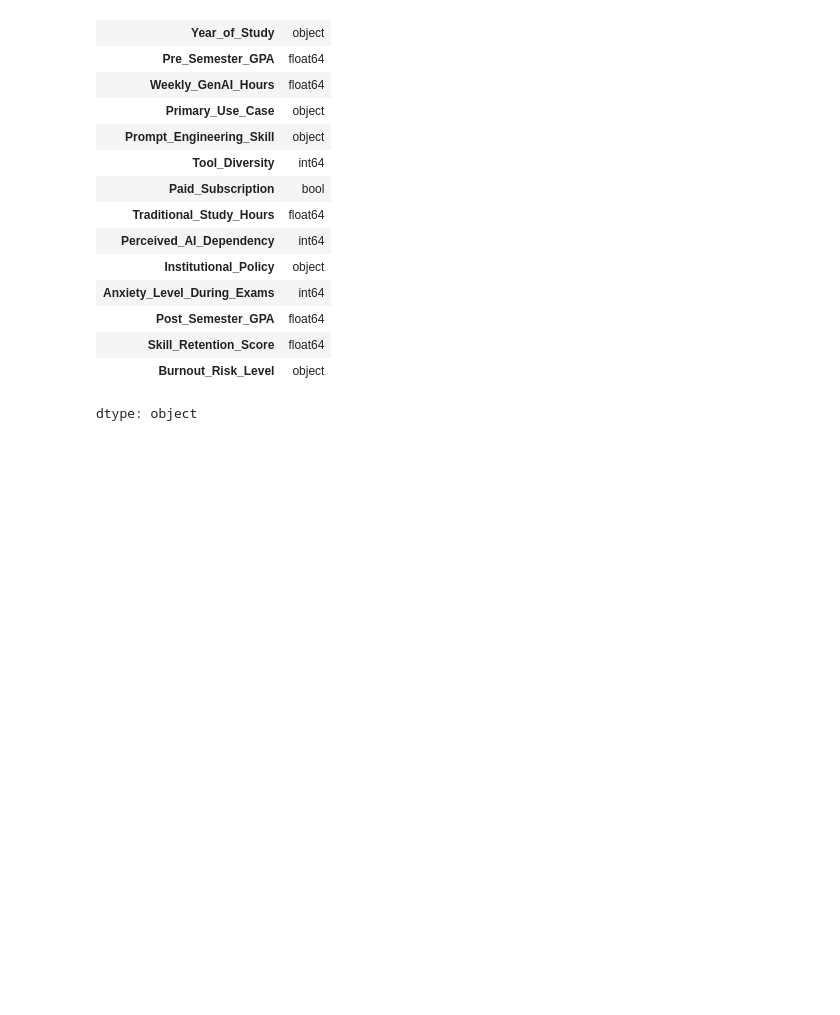
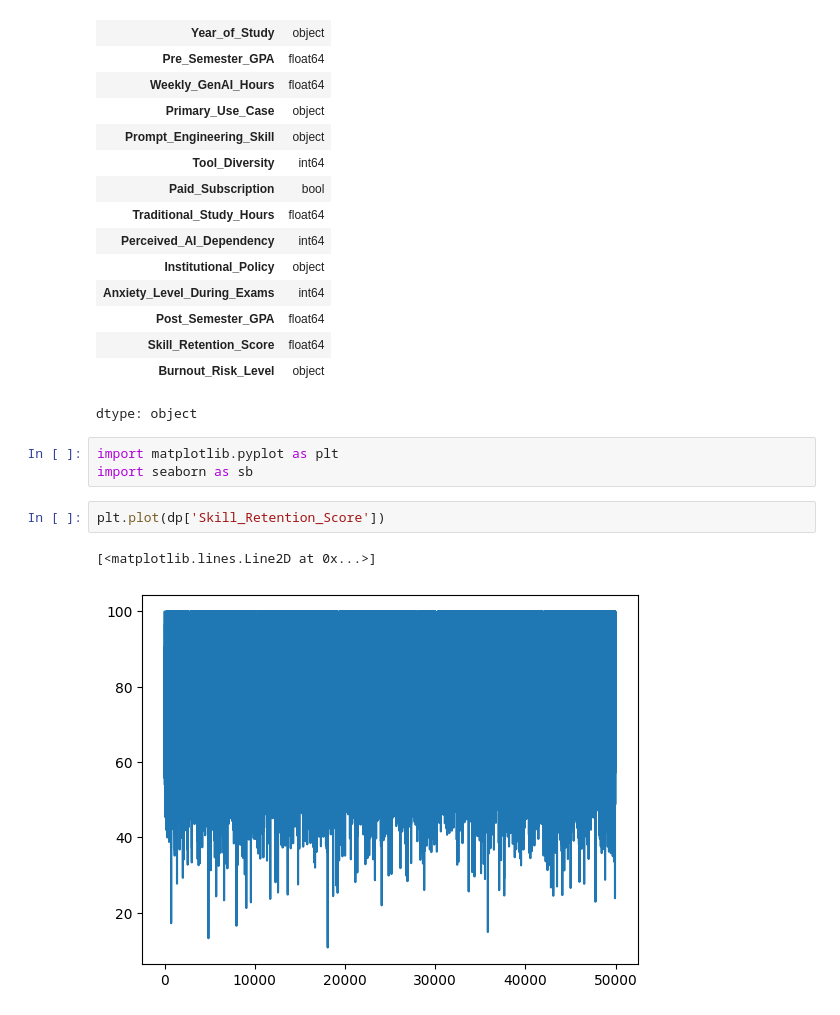
Before and after one commit to Shambhuraje1919/Machine_Learning_Paractice, a Jupyter notebook: AI_Vs_Student_.ipynb, the cells around one changed output. Cells and saved outputs as stored; diff of their text form; blank space fills up the shorter version.

```diff
--- a/AI_Vs_Student_.ipynb
+++ b/AI_Vs_Student_.ipynb
@@ -104,3 +103,11 @@ dp.dtypes
 | Skill_Retention_Score | float64 |
 | Burnout_Risk_Level | object |
 dtype: object
+# %%
+import matplotlib.pyplot as plt
+import seaborn as sb
+# %%
+plt.plot(dp['Skill_Retention_Score'])
+# %% [output]
+[<matplotlib.lines.Line2D at 0x...>]
+[figure, added]
```
Also changed, not shown: parts of 9 cells of this notebook.
